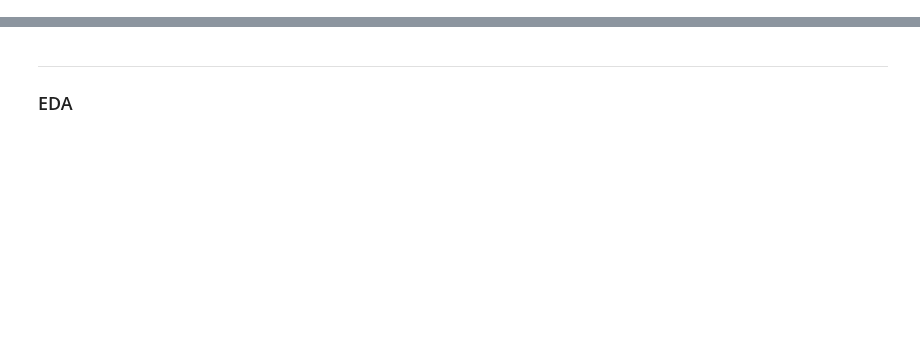
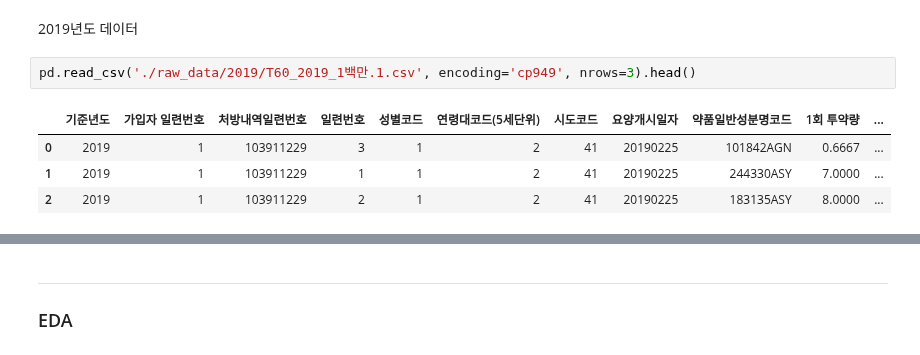
Before and after one commit to YuHan-J-Nam/Drug_Coprescription_Network_Analysis, a Jupyter notebook: medicine_filtering.ipynb, the cells around one changed output, grey strips where cells are left out. Saved outputs shown, nothing was run; the diff lists cells and outputs as text; blank space fills up the shorter version.

```diff
--- a/medicine_filtering.ipynb
+++ b/medicine_filtering.ipynb
@@ -47,0 +26,9 @@ df.head()
+# %% [markdown]
+2019년도 데이터
+# %%
+pd.read_csv('./raw_data/2019/T60_2019_1백만.1.csv', encoding='cp949', nrows=3).head()
+# %% [output]
+|  | 기준년도 | 가입자 일련번호 | 처방내역일련번호 | 일련번호 | 성별코드 | 연령대코드(5세단위) | 시도코드 | 요양개시일자 | 약품일반성분명코드 | 1회 투약량 | ... |
+| 0 | 2019 | 1 | 103911229 | 3 | 1 | 2 | 41 | 20190225 | 101842AGN | 0.6667 | ... |
+| 1 | 2019 | 1 | 103911229 | 1 | 1 | 2 | 41 | 20190225 | 244330ASY | 7.0000 | ... |
+| 2 | 2019 | 1 | 103911229 | 2 | 1 | 2 | 41 | 20190225 | 183135ASY | 8.0000 | ... |
```
Also changed, not shown: parts of 32 cells of this notebook, 3 other files.
